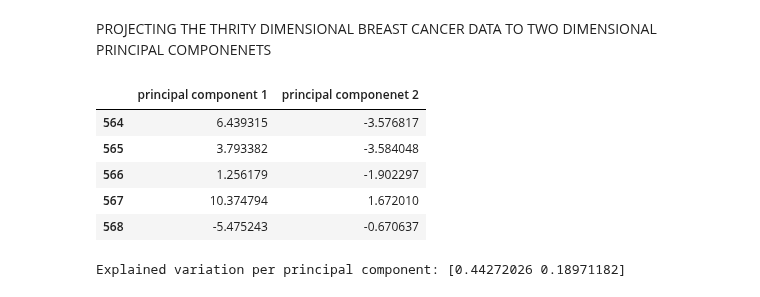
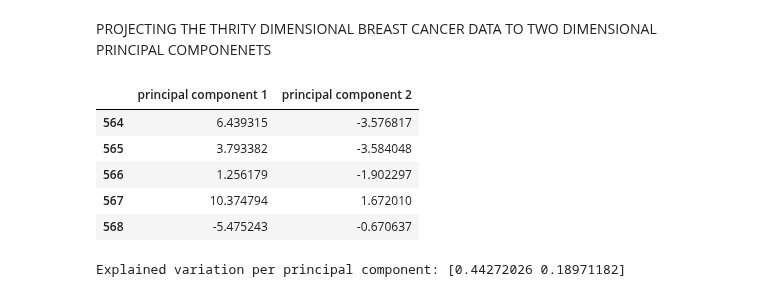
Before and after one commit to Sath2003/DAV, a Jupyter notebook: LABSHEET - 6.ipynb, the cells around one changed output. Cells and saved outputs as stored; diff of their text form; code cells hidden in the pictures.

```diff
--- a/LABSHEET - 6.ipynb
+++ b/LABSHEET - 6.ipynb
@@ -188,10 +188,10 @@ from sklearn.decomposition import PCA
 pca_breast = PCA(n_components=2)
 principalComponents_breast = pca_breast.fit_transform(x)
 # %%
-principal_breast_Df = pd.DataFrame(data = principalComponents_breast,columns = ['principal component 1','principal componenet 2'])
+principal_breast_Df = pd.DataFrame(data = principalComponents_breast,columns = ['principal component 1','principal component 2'])
 principal_breast_Df.tail()
 # %% [output]
-|  | principal component 1 | principal componenet 2 |
+|  | principal component 1 | principal component 2 |
 | 564 | 6.439315 | -3.576817 |
 | 565 | 3.793382 | -3.584048 |
 | 566 | 1.256179 | -1.902297 |
```
Also changed, not shown: parts of 2 cells of this notebook.
